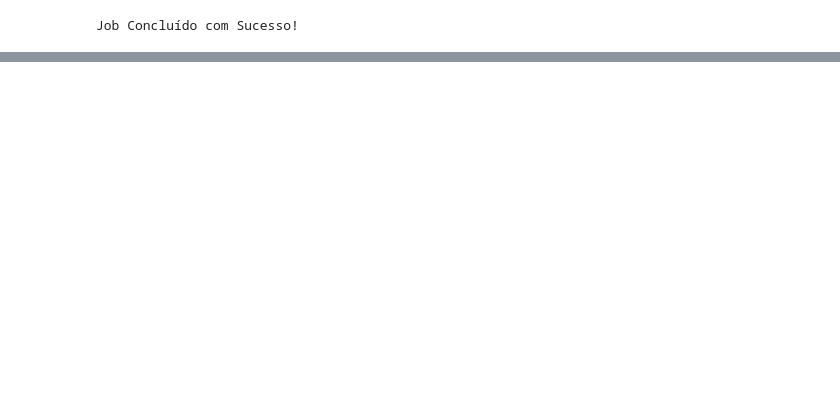
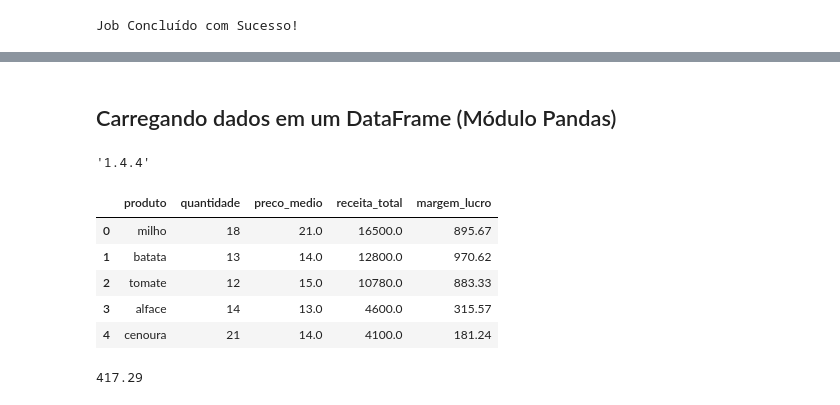
Before and after one commit to 1caroMartins/Python-basico, a Jupyter notebook: SQLite/SQL com Python.ipynb, the cells around one changed output, grey strips where cells are left out. Cells and saved outputs as stored; diff of their text form; code cells hidden in the pictures; blank space fills up the shorter version.

```diff
--- a/SQLite/SQL com Python.ipynb
+++ b/SQLite/SQL com Python.ipynb
@@ -1022,0 +1120,13 @@ for lin in consulta:
+# %%
+conn = sqlite3.connect('Banco_dados.db')
+cursor = conn.cursor()
+
+try:
+    cursor.execute('SELECT * FROM Minha_Tabela')
+    consulta = cursor.fetchall()
+
+except Exception as exc:
+    print(exc)
+
+finally:
+    conn.close()
@@ -1031,2 +1175,0 @@ conexão = sqlite3.connect('dsadb.db')
-# %%
-cursor = conexão.cursor()
@@ -1269,0 +1478,46 @@ for lin in consulta:
+# %% [markdown]
+## Carregando dados em um DataFrame (Módulo Pandas)
+# %%
+import pandas as pd
+
+pd.__version__
+# %% [output]
+'1.4.4'
+# %%
+dados = []
+with sqlite3.connect('Banco_dados.db') as conn:
+    cursor = conn.cursor()
+
+    try:
+        cursor.execute('SELECT * FROM producao')
+        linha = cursor.fetchone()
+        while linha:
+            dados.append(linha)
+            linha = cursor.fetchone()
+
+    except Exception as exc:
+        print(exc)
+
+    finally:
+        cursor.close()
+
+# carrega os dados como dataframe do Pandas
+
+df = pd.DataFrame(dados, columns = ['produto',
+                                    'quantidade',
+                                    'preco_medio',
+                                    'receita_total',
+                                    'margem_lucro'])
+
+df.head()
+# %% [output]
+|  | produto | quantidade | preco_medio | receita_total | margem_lucro |
+| 0 | milho | 18 | 21.0 | 16500.0 | 895.67 |
+| 1 | batata | 13 | 14.0 | 12800.0 | 970.62 |
+| 2 | tomate | 12 | 15.0 | 10780.0 | 883.33 |
+| 3 | alface | 14 | 13.0 | 4600.0 | 315.57 |
+| 4 | cenoura | 21 | 14.0 | 4100.0 | 181.24 |
+# %%
+df['margem_lucro'].mean()
+# %% [output]
+417.29
```
Also changed, not shown: parts of 94 cells of this notebook, 34 other files.
